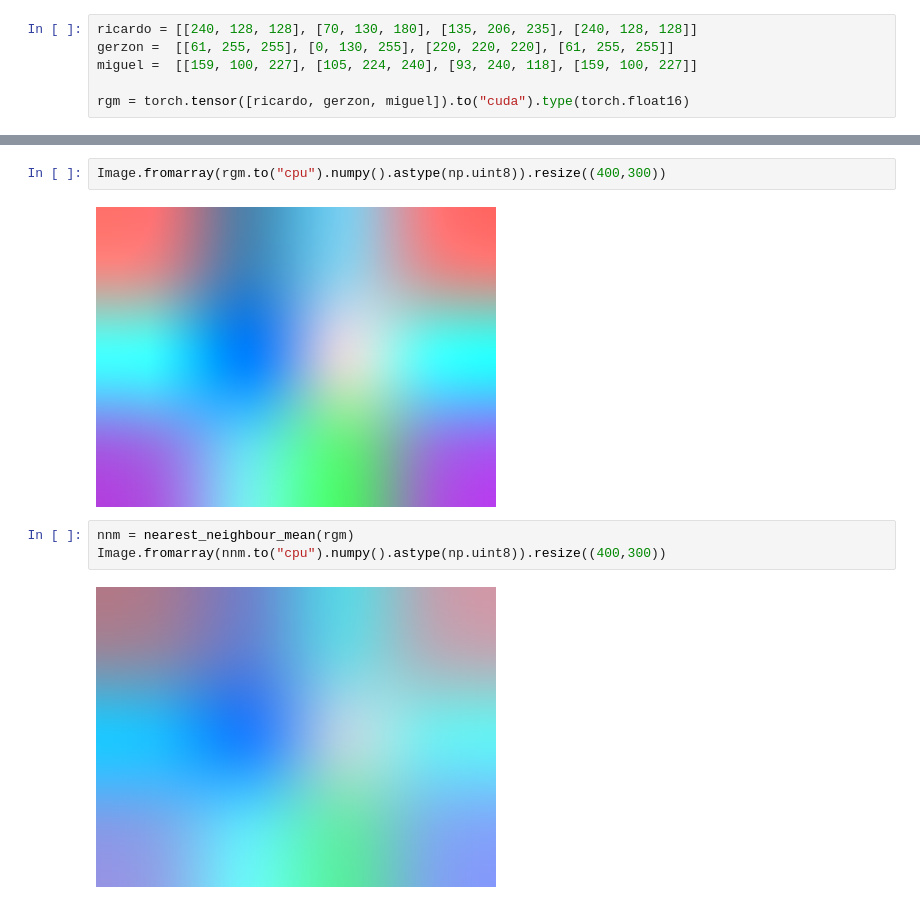
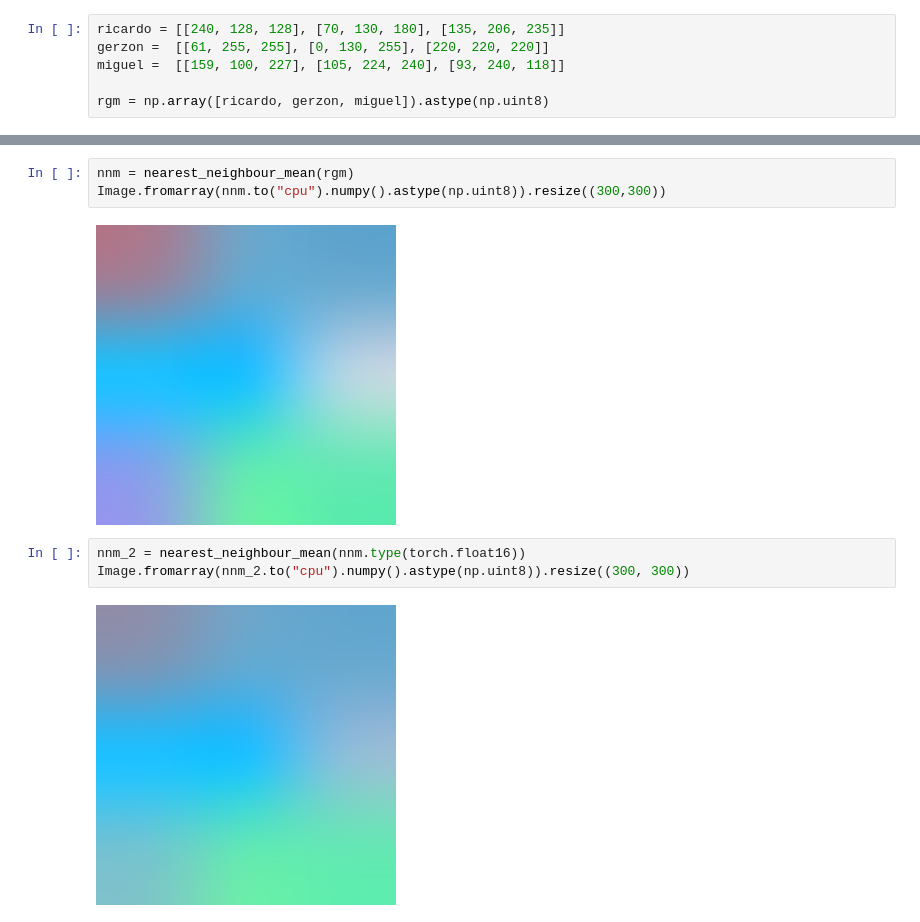
Before and after one commit to migueLib/microaneurism_detection, a Jupyter notebook: notebooks/nearest_neighbour_mean_pixels.ipynb, the cells around one changed output, grey strips where cells are left out. Drawn from its saved outputs; the diff is of its cells as text.

Commit message:
add torch support

```diff
--- a/notebooks/nearest_neighbour_mean_pixels.ipynb
+++ b/notebooks/nearest_neighbour_mean_pixels.ipynb
@@ -44,8 +54,8 @@ def nearest_neighbour_mean(x):
 
     return diff2cal
 # %%
-ricardo = [[240, 128, 128], [70, 130, 180], [135, 206, 235], [240, 128, 128]]
-gerzon =  [[61, 255, 255], [0, 130, 255], [220, 220, 220], [61, 255, 255]]
-miguel =  [[159, 100, 227], [105, 224, 240], [93, 240, 118], [159, 100, 227]]
+ricardo = [[240, 128, 128], [70, 130, 180], [135, 206, 235]]
+gerzon =  [[61, 255, 255], [0, 130, 255], [220, 220, 220]]
+miguel =  [[159, 100, 227], [105, 224, 240], [93, 240, 118]]
 
-rgm = torch.tensor([ricardo, gerzon, miguel]).to("cuda").type(torch.float16)
+rgm = np.array([ricardo, gerzon, miguel]).astype(np.uint8)
@@ -52,10 +66,11 @@ rgm = torch.tensor([ricardo, gerzon, miguel]).to("cuda").type(torch.float16)
 # %%
-Image.fromarray(rgm.to("cpu").numpy().astype(np.uint8)).resize((400,300))
+nnm = nearest_neighbour_mean(rgm)
+Image.fromarray(nnm.to("cpu").numpy().astype(np.uint8)).resize((300,300))
 # %% [output]
-[figure, old version]
+[figure, new version]
 # %%
-nnm = nearest_neighbour_mean(rgm)
-Image.fromarray(nnm.to("cpu").numpy().astype(np.uint8)).resize((400,300))
+nnm_2 = nearest_neighbour_mean(nnm.type(torch.float16))
+Image.fromarray(nnm_2.to("cpu").numpy().astype(np.uint8)).resize((300, 300))
 # %% [output]
-[figure, old version]
+[figure, new version]
 # %%
```
Also changed, not shown: parts of 10 cells of this notebook, 3 other files.
